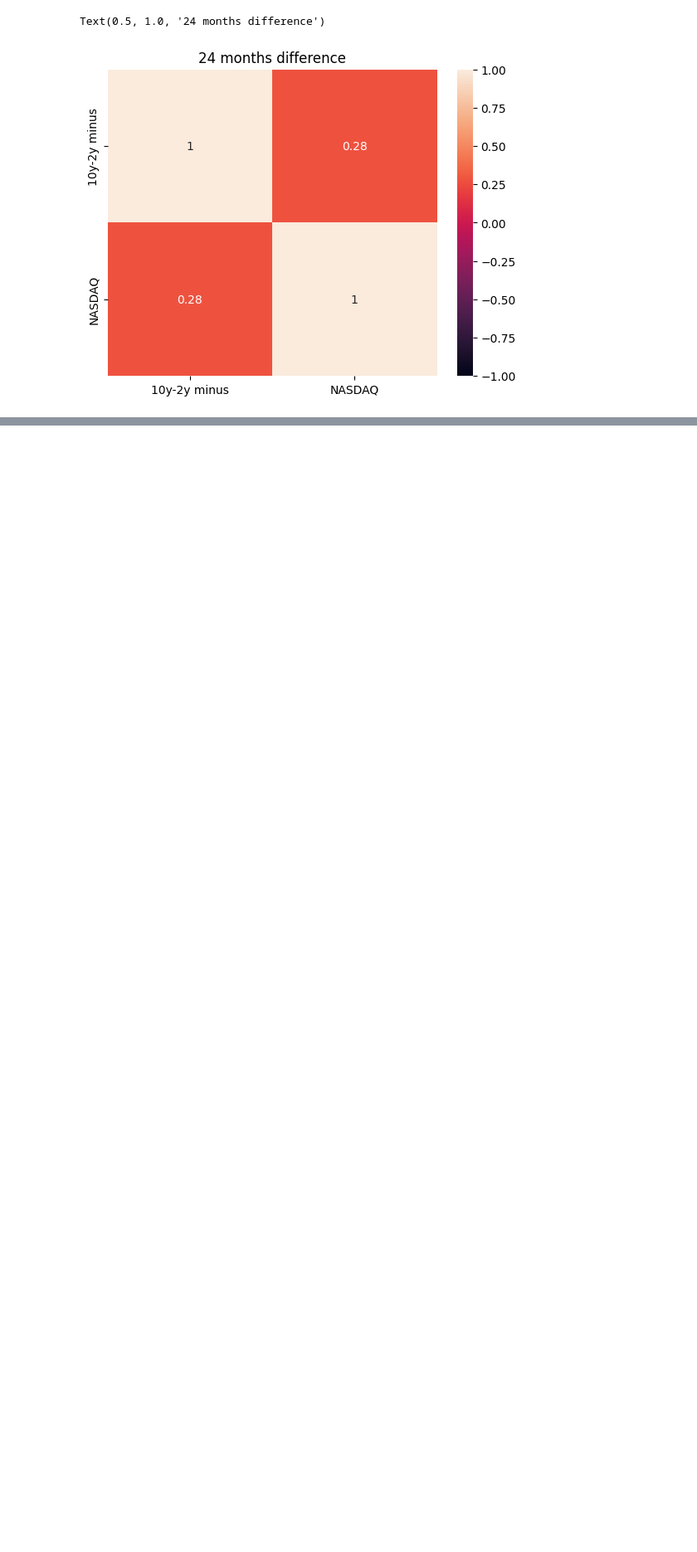
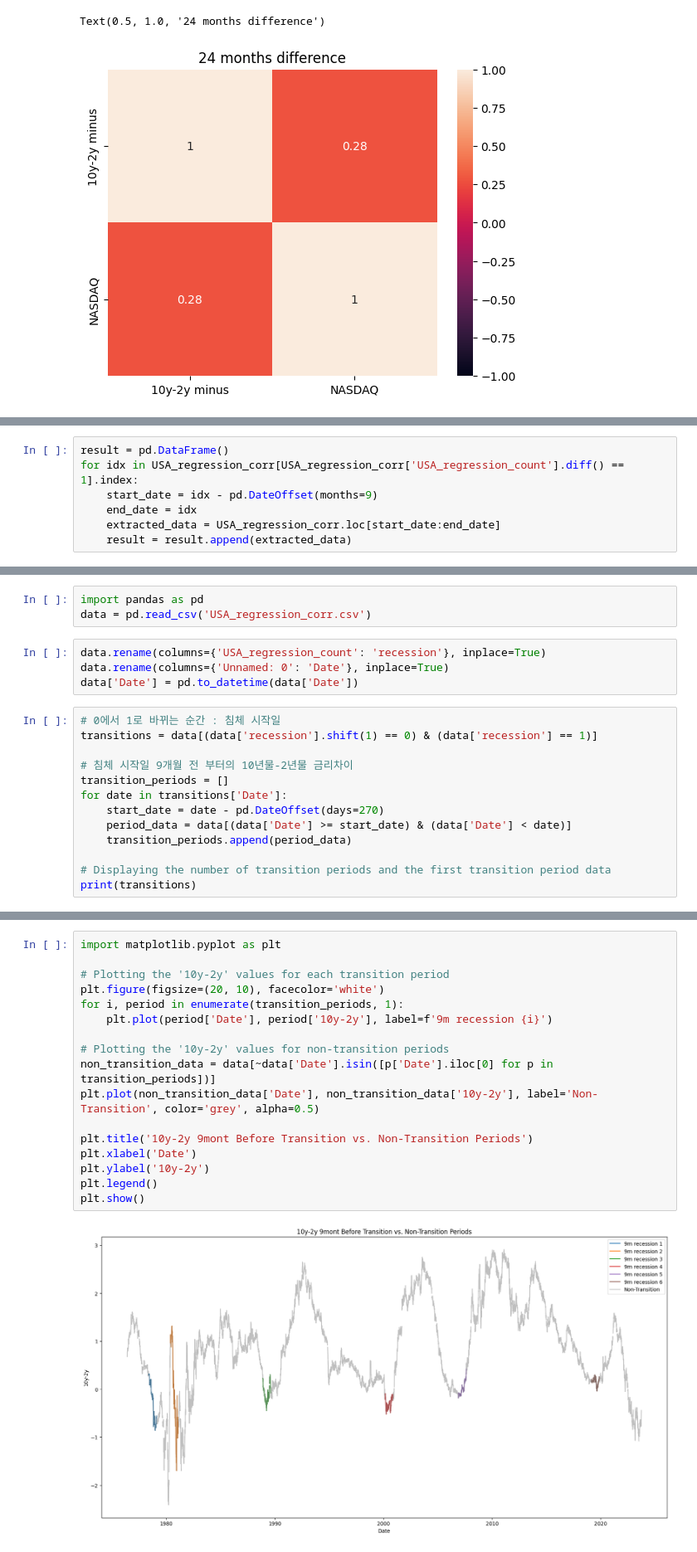
Before and after one commit to jeanDeluge/upstage_eda_1, a Jupyter notebook: data_EDA.ipynb, the cells around one changed output, grey strips where cells are left out. Shown at 83% size. Drawn from its saved outputs; the diff is of its cells as text; blank space fills up the shorter version.

```diff
--- a/data_EDA.ipynb
+++ b/data_EDA.ipynb
@@ -579,0 +696,7 @@ Text(0.5, 1.0, '24 months difference')
+# %%
+result = pd.DataFrame()
+for idx in USA_regression_corr[USA_regression_corr['USA_regression_count'].diff() == 1].index:
+    start_date = idx - pd.DateOffset(months=9)
+    end_date = idx
+    extracted_data = USA_regression_corr.loc[start_date:end_date]
+    result = result.append(extracted_data)
@@ -579,0 +734,20 @@ Text(0.5, 1.0, '24 months difference')
+# %%
+import pandas as pd
+data = pd.read_csv('USA_regression_corr.csv')
+# %%
+data.rename(columns={'USA_regression_count': 'recession'}, inplace=True)
+data.rename(columns={'Unnamed: 0': 'Date'}, inplace=True)
+data['Date'] = pd.to_datetime(data['Date'])
+# %%
+# 0에서 1로 바뀌는 순간 : 침체 시작일
+transitions = data[(data['recession'].shift(1) == 0) & (data['recession'] == 1)]
+
+# 침체 시작일 9개월 전 부터의 10년물-2년물 금리차이
+transition_periods = []
+for date in transitions['Date']:
+    start_date = date - pd.DateOffset(days=270)
+    period_data = data[(data['Date'] >= start_date) & (data['Date'] < date)]
+    transition_periods.append(period_data)
+
+# Displaying the number of transition periods and the first transition period data
+print(transitions)
@@ -579,0 +782,19 @@ Text(0.5, 1.0, '24 months difference')
+# %%
+import matplotlib.pyplot as plt
+
+# Plotting the '10y-2y' values for each transition period
+plt.figure(figsize=(20, 10), facecolor='white')
+for i, period in enumerate(transition_periods, 1):
+    plt.plot(period['Date'], period['10y-2y'], label=f'9m recession {i}')
+
+# Plotting the '10y-2y' values for non-transition periods
+non_transition_data = data[~data['Date'].isin([p['Date'].iloc[0] for p in transition_periods])]
+plt.plot(non_transition_data['Date'], non_transition_data['10y-2y'], label='Non-Transition', color='grey', alpha=0.5)
+
+plt.title('10y-2y 9mont Before Transition vs. Non-Transition Periods')
+plt.xlabel('Date')
+plt.ylabel('10y-2y')
+plt.legend()
+plt.show()
+# %% [output]
+[figure, added]
```
Also changed, not shown: parts of 29 cells of this notebook.
